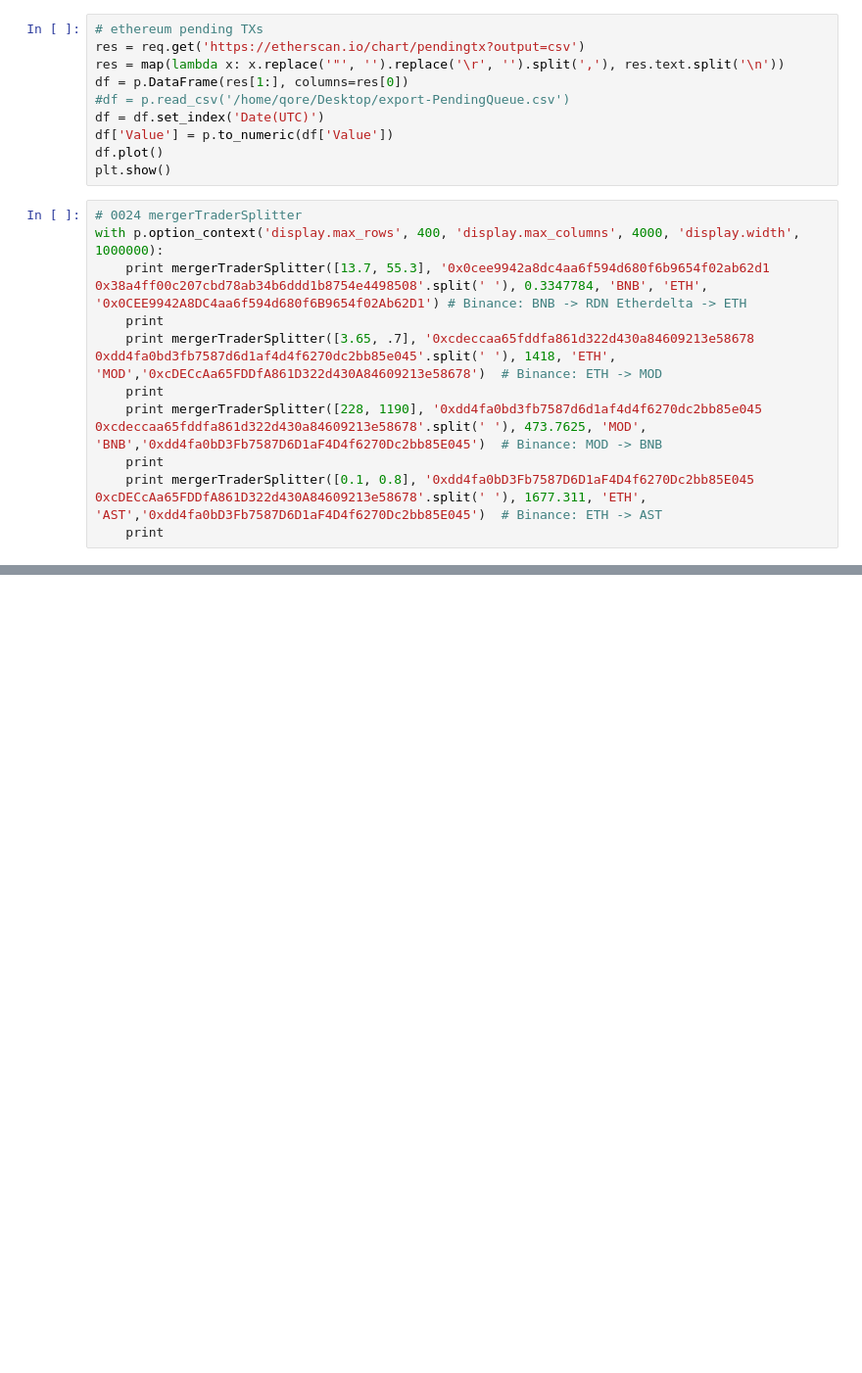
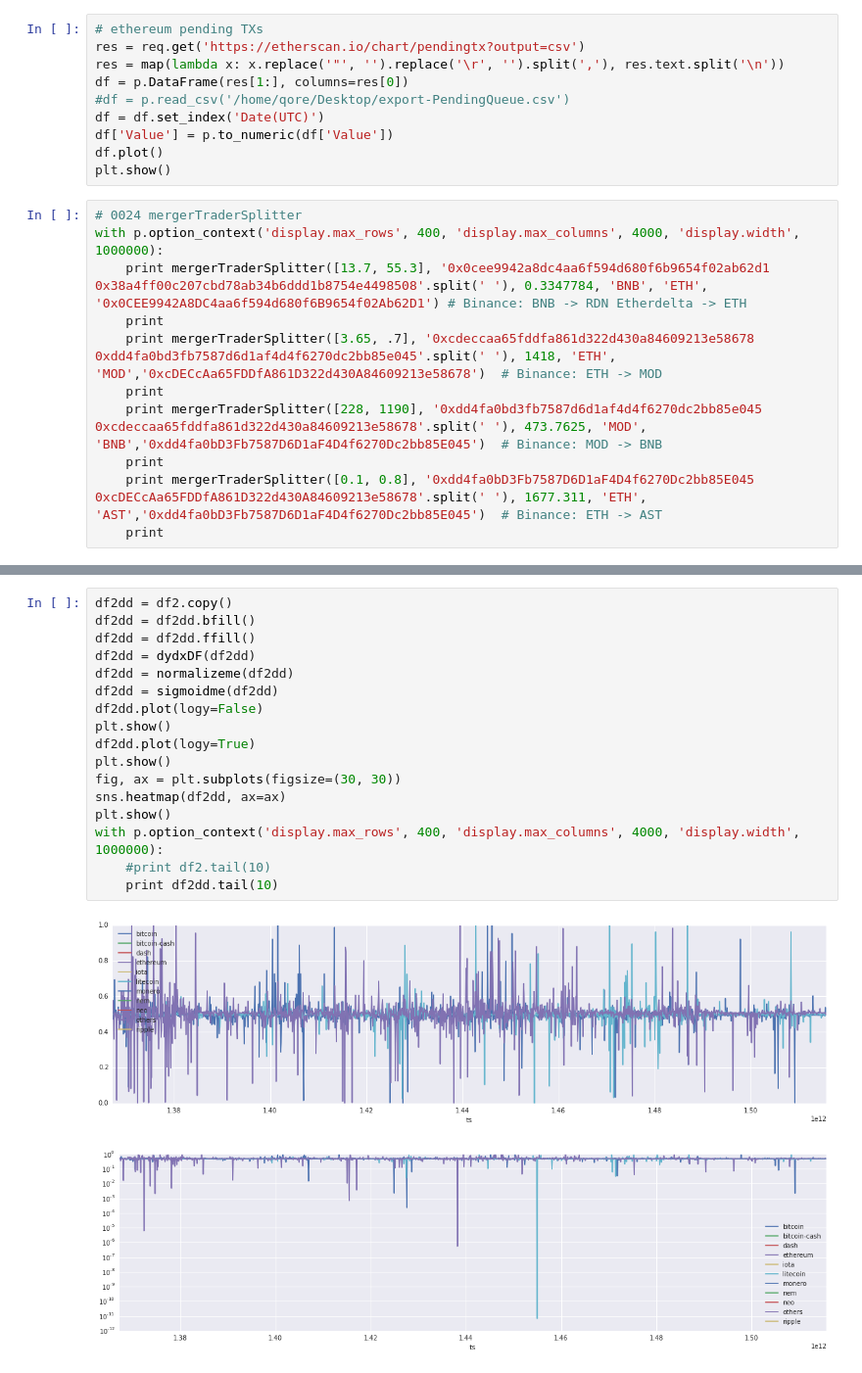
Before and after one commit to qorelogic/ml2, a Jupyter notebook: bin/bitmex2.heatmaps.ipynb, the cells around one changed output, grey strips where cells are left out. Shown at 98% size. Drawn from its saved outputs; the diff is of its cells as text; blank space fills up the shorter version.

```diff
--- a/bin/bitmex2.heatmaps.ipynb
+++ b/bin/bitmex2.heatmaps.ipynb
@@ -174,0 +272,20 @@ df2 = cmc.getCoinHistory('dominance')
+# %%
+df2dd = df2.copy()
+df2dd = df2dd.bfill()
+df2dd = df2dd.ffill()
+df2dd = dydxDF(df2dd)
+df2dd = normalizeme(df2dd)
+df2dd = sigmoidme(df2dd)
+df2dd.plot(logy=False)
+plt.show()
+df2dd.plot(logy=True)
+plt.show()
+fig, ax = plt.subplots(figsize=(30, 30))
+sns.heatmap(df2dd, ax=ax)
+plt.show()
+with p.option_context('display.max_rows', 400, 'display.max_columns', 4000, 'display.width', 1000000):
+    #print df2.tail(10)
+    print df2dd.tail(10)
+# %% [output]
+[figure, added]
+[figure, added]
```
Also changed, not shown: parts of 21 cells of this notebook, 2 other files.
